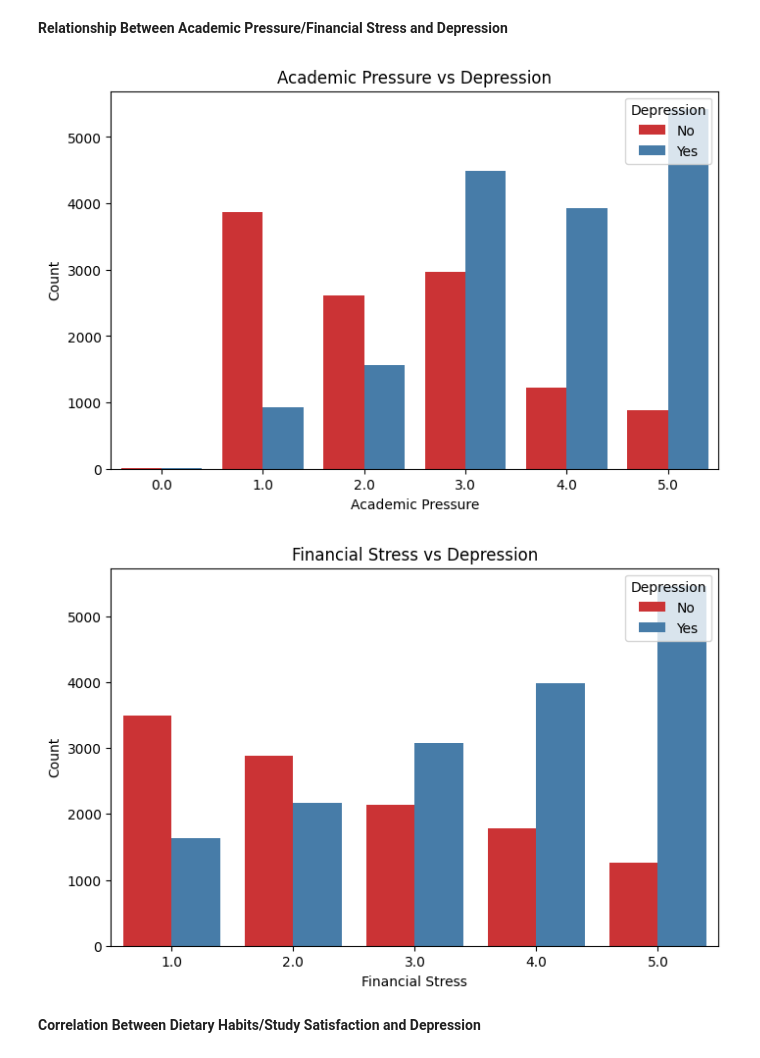
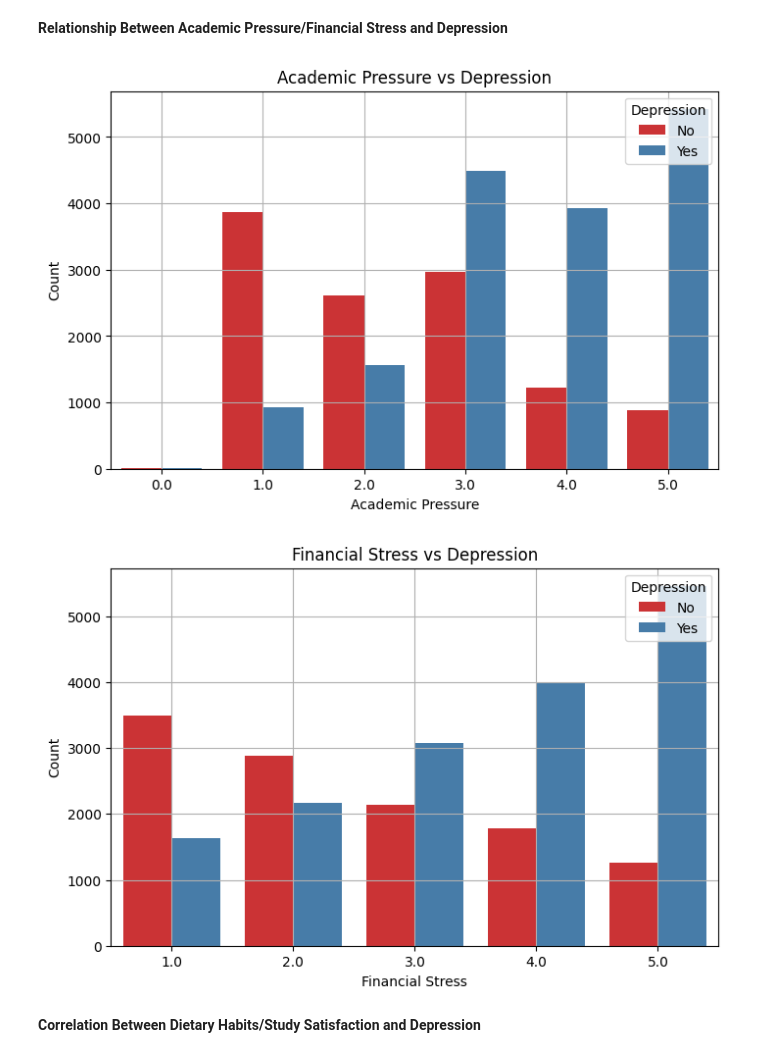
Before and after one commit to guyko29/student-depression-model, a Jupyter notebook: Student Depression Prediction.ipynb, the cells around one changed output. Drawn from its saved outputs; the diff is of its cells as text; code cells hidden in the pictures.

Commit message:
Add grid for better visual

```diff
--- a/Student Depression Prediction.ipynb
+++ b/Student Depression Prediction.ipynb
@@ -182,17 +189,18 @@ plt.show()
 # %%
 stress_cols = ['Academic Pressure', 'Financial Stress']
 
 for col in stress_cols:
     plt.figure(figsize=(8, 5))
     sns.countplot(x=col, hue='Depression', data=df, palette='Set1')
     plt.title(f'{col} vs Depression')
     plt.xlabel(col)
     plt.ylabel('Count')
     plt.legend(title='Depression', loc='upper right', labels=['No', 'Yes'])
+    plt.grid(True)
     plt.show()
 # %% [output]
-[figure, old version]
+[figure, new version]
-[figure, old version]
+[figure, new version]
 # %% [markdown]
 **Correlation Between Dietary Habits/Study Satisfaction and Depression**
 # %%
```
Also changed, not shown: parts of 10 cells of this notebook.
